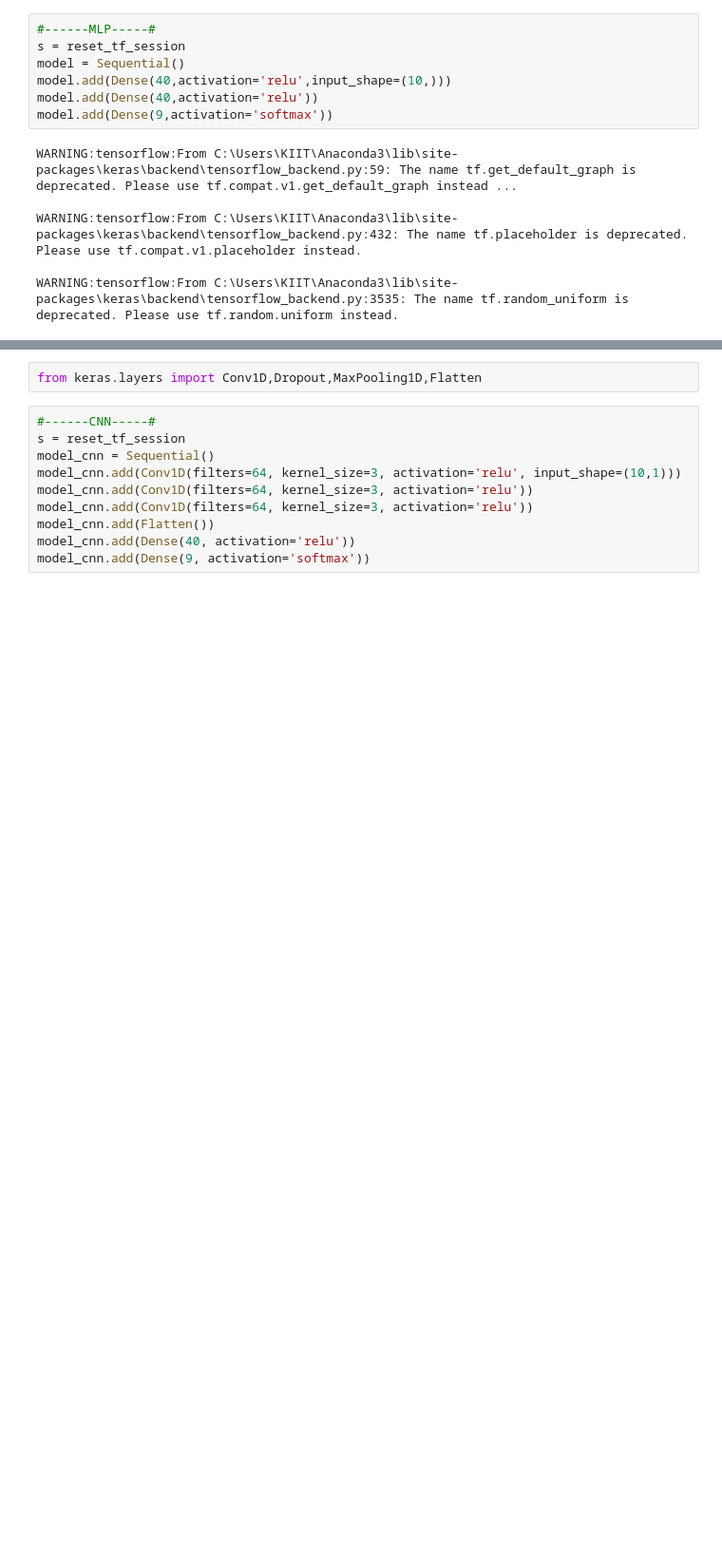
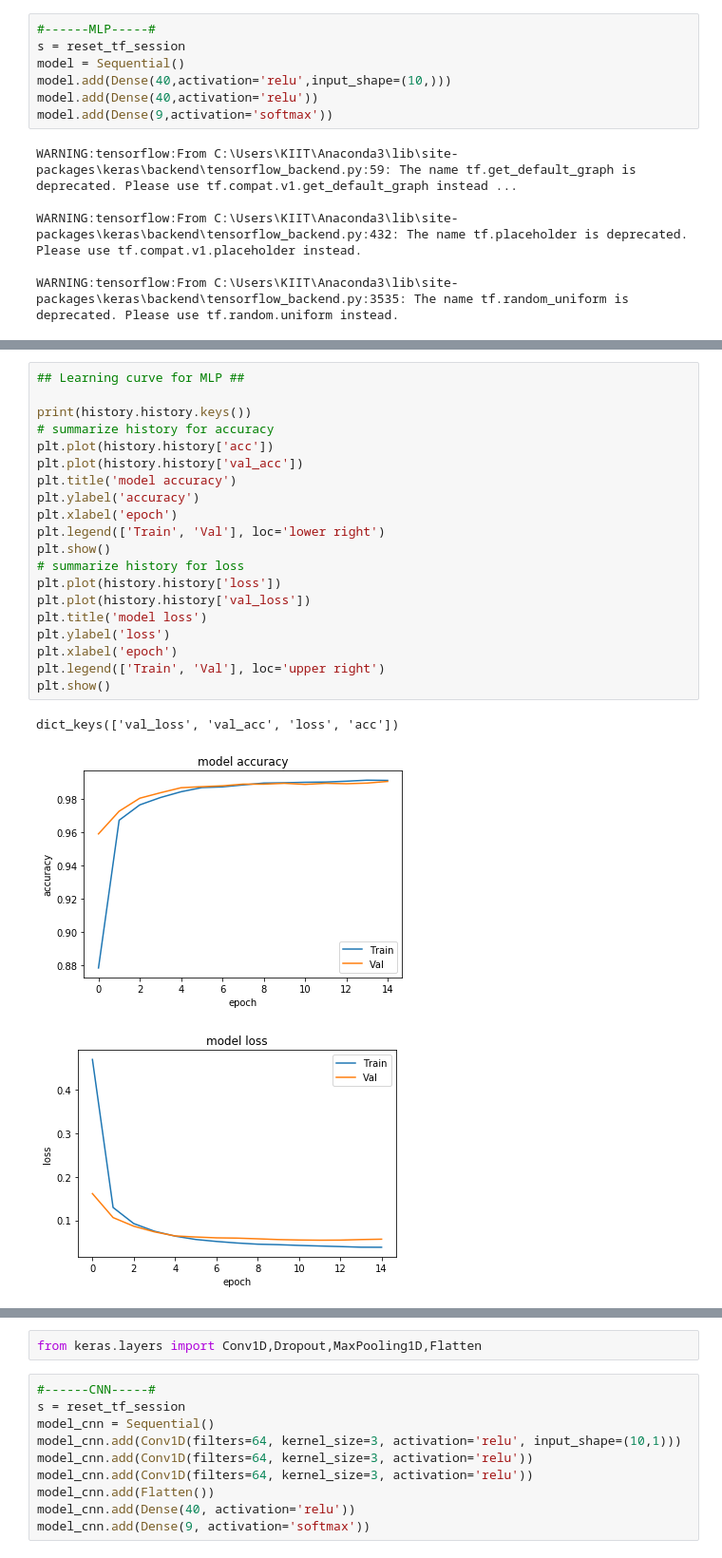
Before and after one commit to Daketey/ML-notebooks, a Jupyter notebook: new ML meds research.ipynb, the cells around one changed output, grey strips where cells are left out. Shown at 95% size. Cells and saved outputs as stored; diff of their text form; blank space fills up the shorter version.

```diff
--- a/new ML meds research.ipynb
+++ b/new ML meds research.ipynb
@@ -135,0 +292,24 @@ WARNING:tensorflow:From C:\Users\KIIT\Anaconda3\lib\site-packages\keras\backend\
+# %%
+## Learning curve for MLP ##
+
+print(history.history.keys())
+# summarize history for accuracy
+plt.plot(history.history['acc'])
+plt.plot(history.history['val_acc'])
+plt.title('model accuracy')
+plt.ylabel('accuracy')
+plt.xlabel('epoch')
+plt.legend(['Train', 'Val'], loc='lower right')
+plt.show()
+# summarize history for loss
+plt.plot(history.history['loss'])
+plt.plot(history.history['val_loss'])
+plt.title('model loss')
+plt.ylabel('loss')
+plt.xlabel('epoch')
+plt.legend(['Train', 'Val'], loc='upper right')
+plt.show()
+# %% [output]
+dict_keys(['val_loss', 'val_acc', 'loss', 'acc'])
+[figure, added]
+[figure, added]
```
Also changed, not shown: parts of 80 cells of this notebook.
